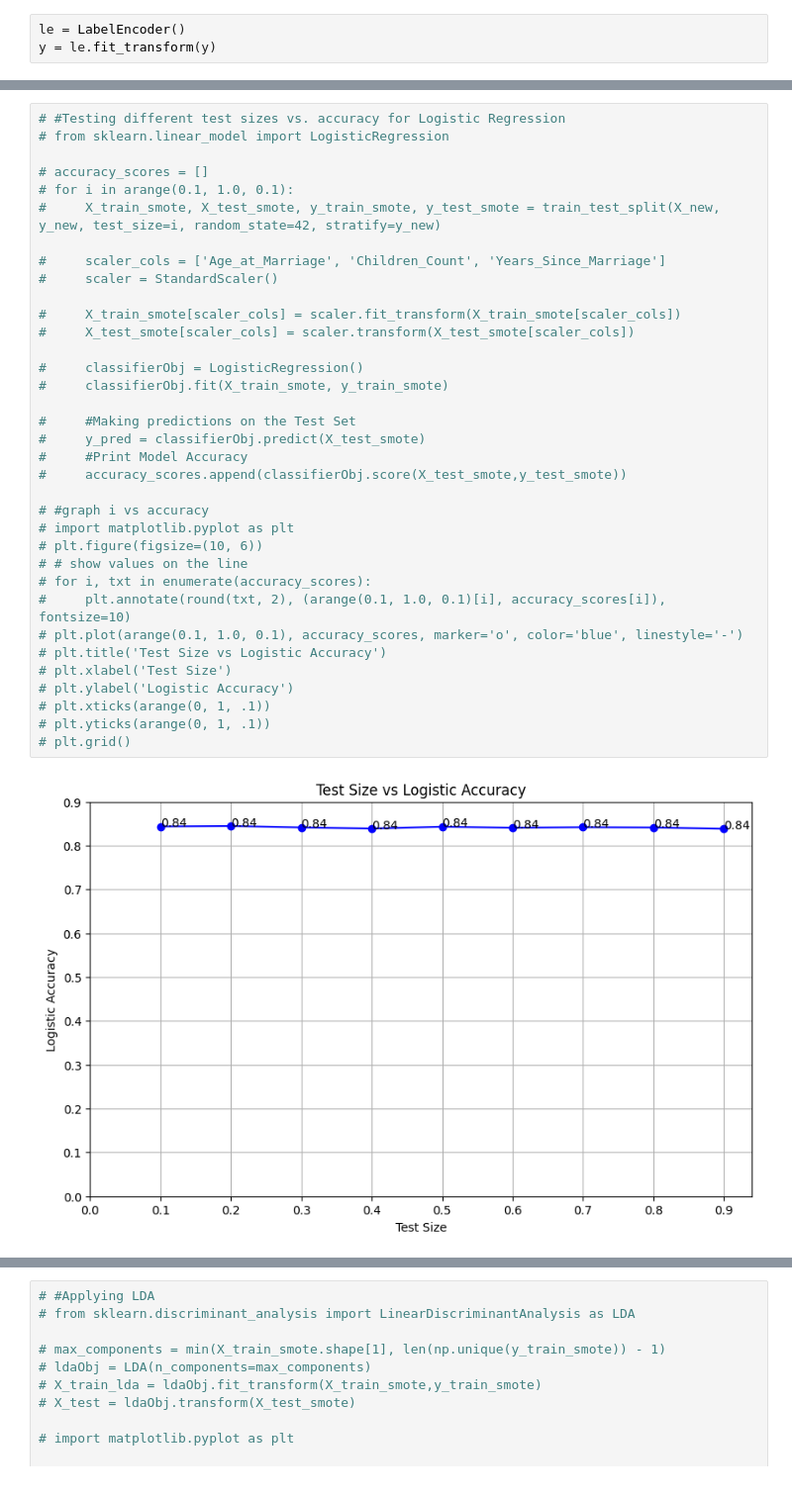
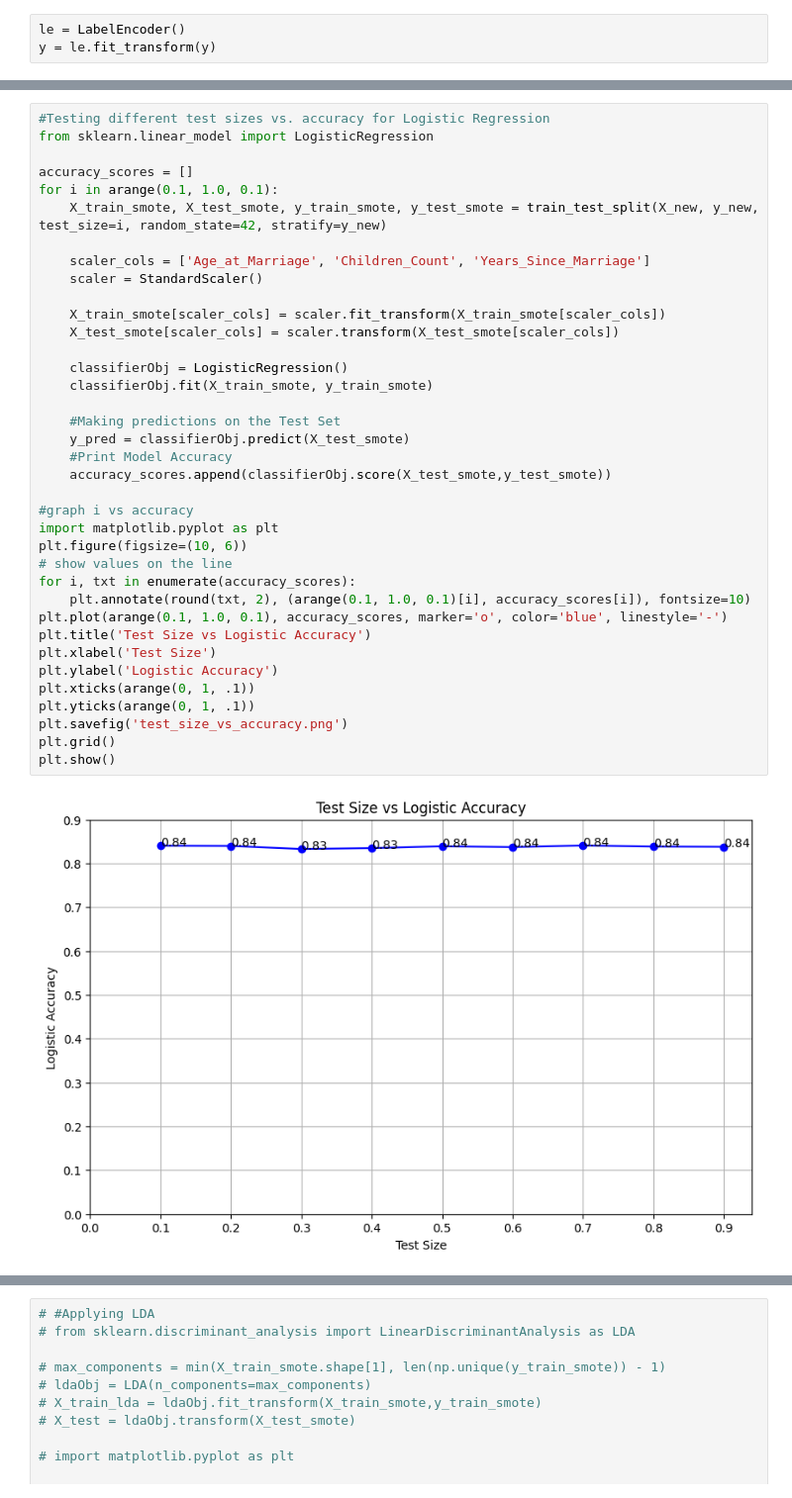
Before and after one commit to yelisetti/SEIS763FinalProject, a Jupyter notebook: Project.ipynb, the cells around one changed output, grey strips where cells are left out. Shown at 99% size. Cells and saved outputs as stored; diff of their text form.

Commit message:
Added in pictures + added in the prediction model

```diff
--- a/Project.ipynb
+++ b/Project.ipynb
@@ -226,40 +227,42 @@ array([[ 1., 23.,  5., ...,  0.,  0.,  0.],
  24,
  25]
 # %%
-# #Testing different test sizes vs. accuracy for Logistic Regression
-# from sklearn.linear_model import LogisticRegression
+#Testing different test sizes vs. accuracy for Logistic Regression
+from sklearn.linear_model import LogisticRegression
 
-# accuracy_scores = []
-# for i in arange(0.1, 1.0, 0.1):
-#     X_train_smote, X_test_smote, y_train_smote, y_test_smote = train_test_split(X_new, y_new, test_size=i, random_state=42, stratify=y_new)
+accuracy_scores = []
+for i in arange(0.1, 1.0, 0.1):
+    X_train_smote, X_test_smote, y_train_smote, y_test_smote = train_test_split(X_new, y_new, test_size=i, random_state=42, stratify=y_new)
 
-#     scaler_cols = ['Age_at_Marriage', 'Children_Count', 'Years_Since_Marriage']
-#     scaler = StandardScaler()
+    scaler_cols = ['Age_at_Marriage', 'Children_Count', 'Years_Since_Marriage']
+    scaler = StandardScaler()
 
-#     X_train_smote[scaler_cols] = scaler.fit_transform(X_train_smote[scaler_cols])
-#     X_test_smote[scaler_cols] = scaler.transform(X_test_smote[scaler_cols])
+    X_train_smote[scaler_cols] = scaler.fit_transform(X_train_smote[scaler_cols])
+    X_test_smote[scaler_cols] = scaler.transform(X_test_smote[scaler_cols])
 
-#     classifierObj = LogisticRegression()
-#     classifierObj.fit(X_train_smote, y_train_smote)
+    classifierObj = LogisticRegression()
+    classifierObj.fit(X_train_smote, y_train_smote)
 
-#     #Making predictions on the Test Set
-#     y_pred = classifierObj.predict(X_test_smote)
-#     #Print Model Accuracy
-#     accuracy_scores.append(classifierObj.score(X_test_smote,y_test_smote))
+    #Making predictions on the Test Set
+    y_pred = classifierObj.predict(X_test_smote)
+    #Print Model Accuracy
+    accuracy_scores.append(classifierObj.score(X_test_smote,y_test_smote))
 
-# #graph i vs accuracy
-# import matplotlib.pyplot as plt
-# plt.figure(figsize=(10, 6))
-# # show values on the line
-# for i, txt in enumerate(accuracy_scores):
-#     plt.annotate(round(txt, 2), (arange(0.1, 1.0, 0.1)[i], accuracy_scores[i]), fontsize=10)
-# plt.plot(arange(0.1, 1.0, 0.1), accuracy_scores, marker='o', color='blue', linestyle='-')
-# plt.title('Test Size vs Logistic Accuracy')
-# plt.xlabel('Test Size')
-# plt.ylabel('Logistic Accuracy')
-# plt.xticks(arange(0, 1, .1))
-# plt.yticks(arange(0, 1, .1))
-# plt.grid()
+#graph i vs accuracy
+import matplotlib.pyplot as plt
+plt.figure(figsize=(10, 6))
+# show values on the line
+for i, txt in enumerate(accuracy_scores):
+    plt.annotate(round(txt, 2), (arange(0.1, 1.0, 0.1)[i], accuracy_scores[i]), fontsize=10)
+plt.plot(arange(0.1, 1.0, 0.1), accuracy_scores, marker='o', color='blue', linestyle='-')
+plt.title('Test Size vs Logistic Accuracy')
+plt.xlabel('Test Size')
+plt.ylabel('Logistic Accuracy')
+plt.xticks(arange(0, 1, .1))
+plt.yticks(arange(0, 1, .1))
+plt.savefig('test_size_vs_accuracy.png')
+plt.grid()
+plt.show()
 # %% [output]
-[figure, old version]
+[figure, new version]
 # %%
```
Also changed, not shown: parts of 20 cells of this notebook, 19 other files.
